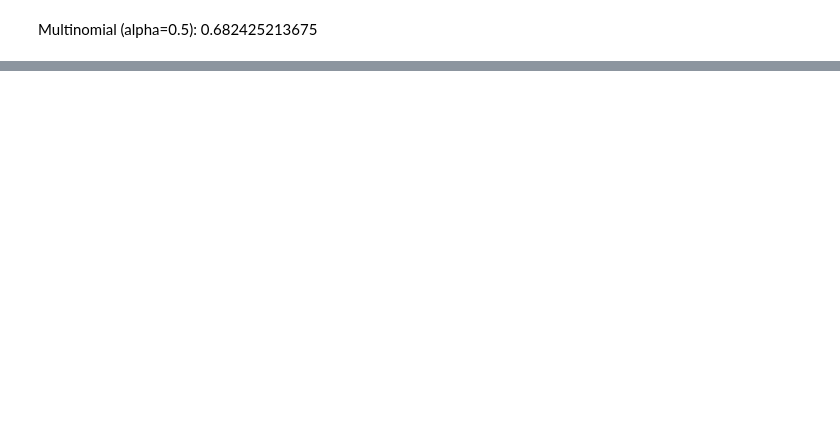
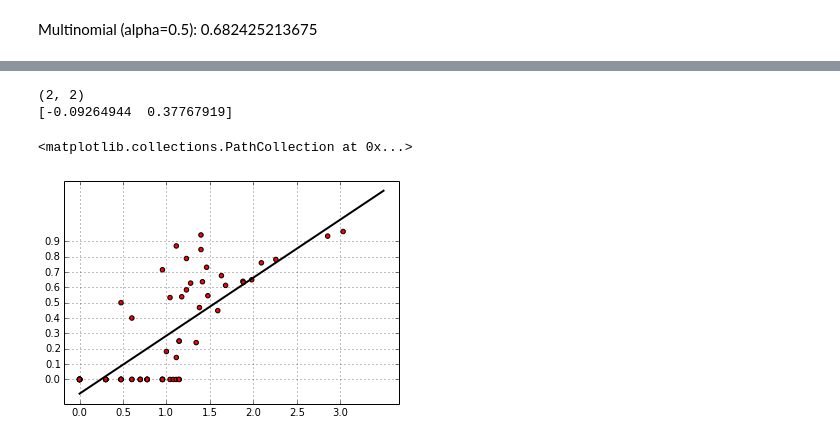
Before and after one commit to jedimonster/nlp, a Jupyter notebook: NLP_assignment_2/Question3new.ipynb, the cells around one changed output, grey strips where cells are left out. Cells and saved outputs as stored; diff of their text form; code cells hidden in the pictures; blank space fills up the shorter version.

```diff
--- a/NLP_assignment_2/Question3new.ipynb
+++ b/NLP_assignment_2/Question3new.ipynb
@@ -98,7 +115,7 @@ from nltk import NaiveBayesClassifier as NB
 
 finance_doc = "money money money money money money money money money money".split(" ") # 10 occurences of money
 cs_doc = "bit bit bit bit bit bit bit bit bit bit".split(" ") # 10 occurency of bit
-finance_test = "money money money money money money money money money money money" # 11 occurences
+finance_test = "money money money money money money money money money money money".split(" ") # 11 occurences
 cs_test = "bit bit bit bit bit bit bit bit bit bit bit".split(" ") # 11 occurences
 
 v = set(["bit","money"])
@@ -110,10 +127,10 @@ classifier = NB.train(train_featuresets)
 
 print "verifying the training data is classified correctly:"
 for featureset, label in train_featuresets:
-    print "classified %s document as %s" % (label, classifier.classify(featureset))
+    print "probdist for featureset %s\n%s\n" % (featureset, repr(classifier.prob_classify(featureset)._prob_dict.items()))
 
 print "trying to classify test set:"
 for featureset, label in test_featuresets:
-    print "classified %s document as %s" % (label, classifier.classify(featureset))
+    print "probdist for featureset %s\n%s\n" % (featureset, repr(classifier.prob_classify(featureset)._prob_dict.items()))
 # %% [output]
 verifying the training data is classified correctly:
@@ -189,8 +228,8 @@ for test, ref in tests_refs:
     else:
         FP[test] += 1
         FN[ref] += 1
-    for label in labels - set([test, ref]):
-        TN[label] += 1 # we add a TN to all labels except test (that one is either TP or FP) and ref (same)
+#     for label in labels - set([test, ref]):
+#         TN[label] += 1 # we add a TN to all labels except test (that one is either TP or FP) and ref (same)
 
 print "accuracy: %f\n\n" % (float(sum(TP.values()))/N)
 
@@ -293,10 +328,11 @@ sklearn offers versions of NaiveBayes other than Multinomial, as well as a One-v
 from sklearn.multiclass import OneVsRestClassifier
 from sklearn.naive_bayes import MultinomialNB, GaussianNB
 from nltk import SklearnClassifier
+from question3 import *
 import gc
 
-train_featuresets = list(get_featuresets(bag_of_words, most_frequent_words[:2000], "training"))
-test_featuresets = list(get_featuresets(bag_of_words, most_frequent_words[:2000], "test"))
+train_featuresets = list(get_featuresets(bag_of_words, most_frequent_words[:3000], "training"))
+test_featuresets = list(get_featuresets(bag_of_words, most_frequent_words[:3000], "test"))
 
 classifier = SklearnClassifier(OneVsRestClassifier(MultinomialNB(alpha=0.5)), sparse=False)
 # classifier = SklearnClassifier(MultinomialNB(alpha=0.5))
@@ -314,4 +350,5 @@ train_featuresets = None # don't leak.
 test_featuresets = None
 classifier = None
 gc.collect() # Seriously, go pick that up...
+# the truth is he won't. probably something to do with ipytohn. But we tried.
 # %% [output]
@@ -321,0 +625,34 @@ Multinomial (alpha=0.5): 0.682425213675
+# %%
+from question1 import OptimizeLS, plot_function, get_learned_polynomial
+import numpy as np
+import matplotlib.pyplot as plt
+import pylab
+from math import log
+
+sizes_fms = [(log(TP[l] + FN[l], 10), FM[l]) for l in labels]
+sizes_fms = sorted(sizes_fms, key=lambda sfm: sfm[0])
+
+x, y = zip(*sizes_fms)
+%matplotlib inline
+
+x_range = np.linspace(0.0,3.5,100000)
+w_vector = OptimizeLS(x, y, 1)
+print w_vector
+# lp = get_learned_polynomial(w_vector, x_range)
+
+def fn(t):
+    return w_vector[0] + w_vector[1] * t
+
+fig = plt.figure()
+ax = fig.gca()
+ax.set_xticks(np.arange(0,3.5,0.5))
+ax.set_yticks(np.arange(0,1.,0.1))
+plt.grid()
+
+plt.plot([0, 3.5], [fn(0), fn(3.5)], color='k', linestyle='-', linewidth=2)
+plt.scatter(x, y, c='red')
+# %% [output]
+(2, 2)
+[-0.09264944  0.37767919]
+<matplotlib.collections.PathCollection at 0x...>
+[figure, added]
```
Also changed, not shown: parts of 38 cells of this notebook, 3 other files.
